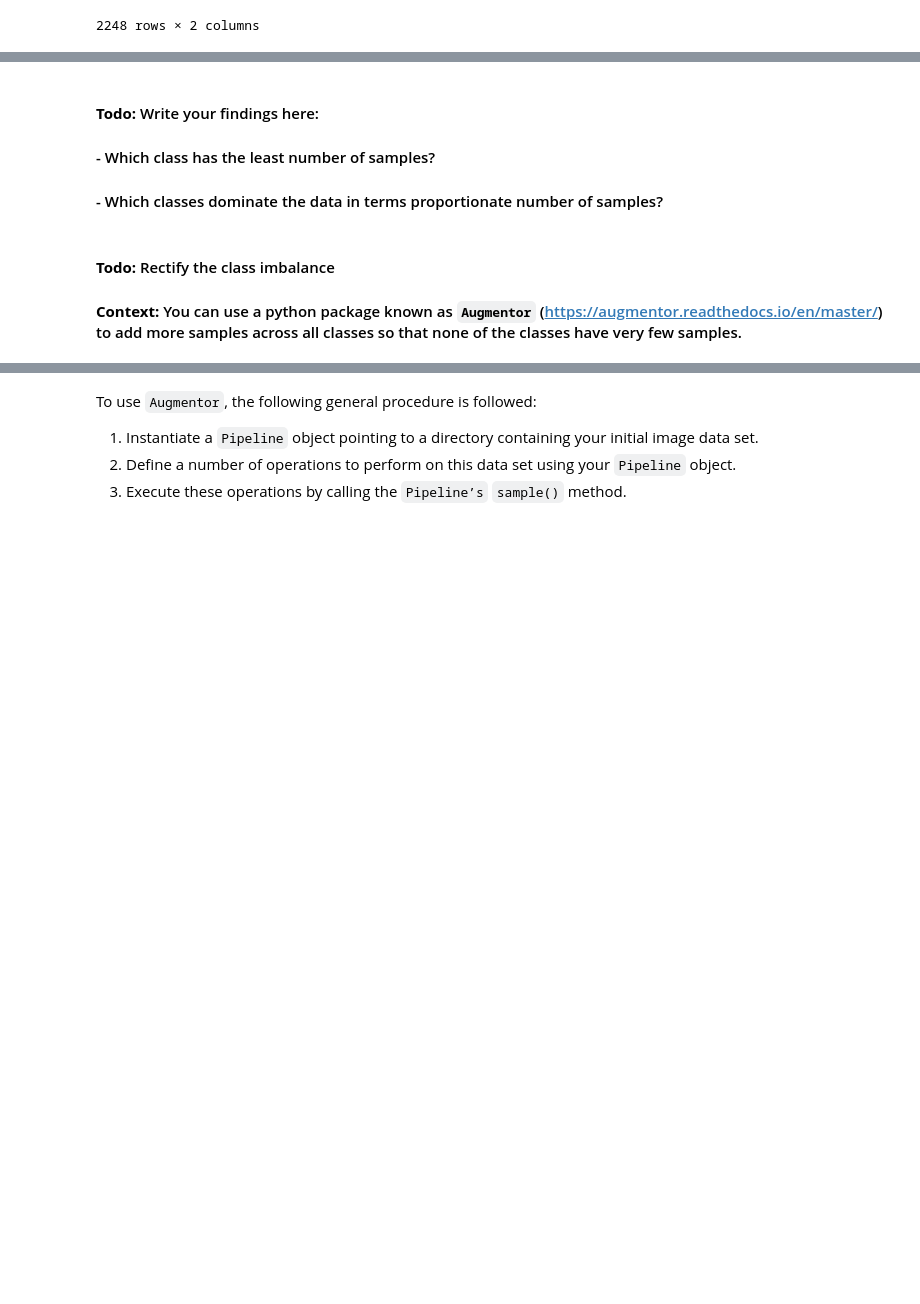
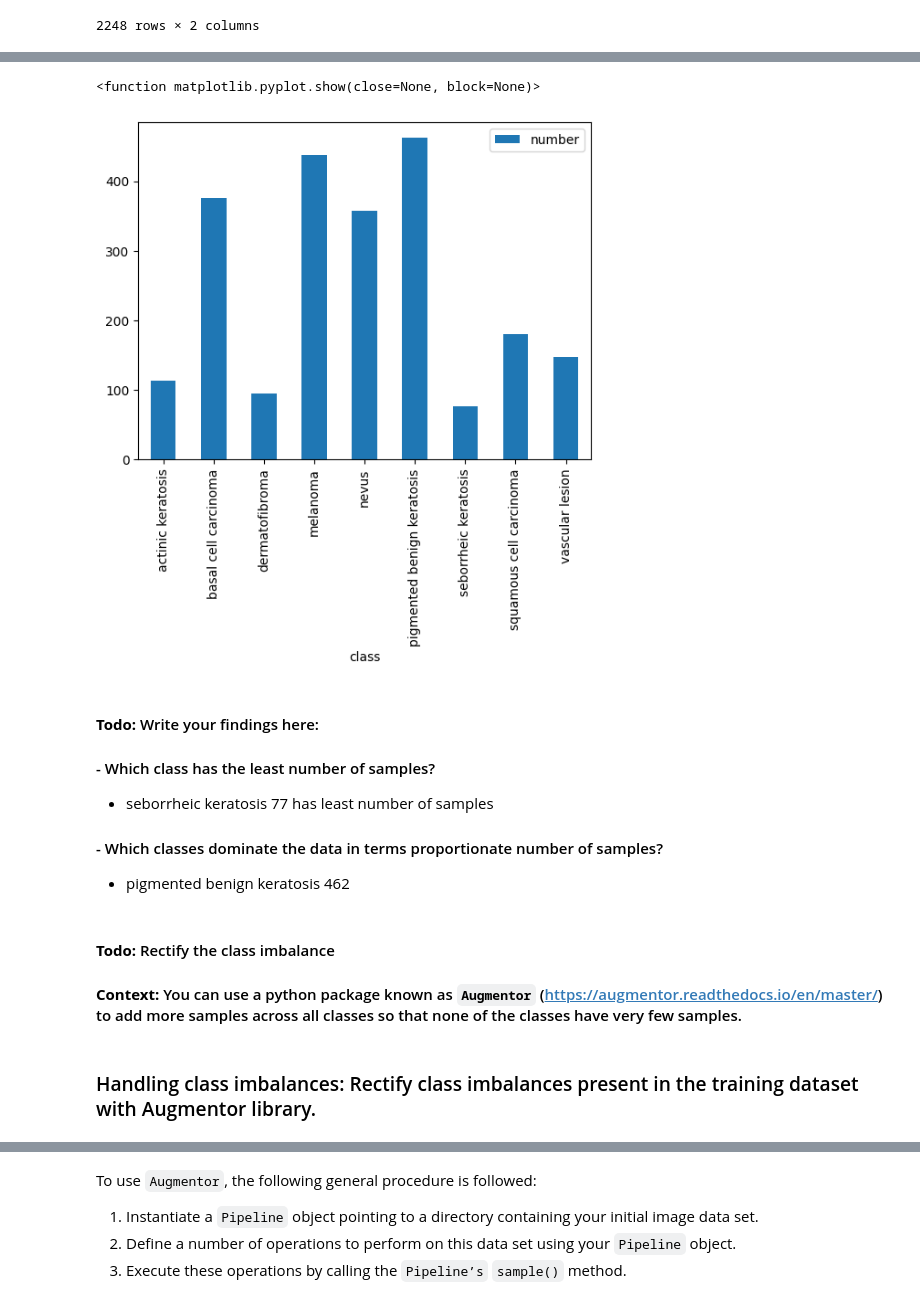
Before and after one commit to Mahalakshmi-Totad/Melanoma-Detection-Assignment, a Jupyter notebook: MahalakshmiTotad.ipynb, the cells around one changed output, grey strips where cells are left out. Saved outputs shown, nothing was run; the diff lists cells and outputs as text; code cells hidden in the pictures; blank space fills up the shorter version.

```diff
--- a/MahalakshmiTotad.ipynb
+++ b/MahalakshmiTotad.ipynb
@@ -101,14 +103,3 @@ for images, labels in train_ds.take(1):
 # %% [output]
 32
 32
-# %%
-import matplotlib.pyplot as plt
-### your code goes here, you can use training or validation data to visualize
-
-plt.figure(figsize=(10, 10))
-for images, labels in train_ds.take(1):
-  print(len(images))
-  print(len(labels))
-  plt.imshow(images[10].numpy().astype("uint8"))
-  plt.title(class_names[labels[10]])
-  plt.axis("off")
@@ -446,0 +409,9 @@ Class=5, n=462 (20.552%)
+# %%
+# images in each classes
+class_diff=pd.DataFrame()
+for i in range(len(class_names)):
+  name= class_names[i]
+  number = len(list(data_dir_train.glob(f'{class_names[i]}/*.jpg')))
+  class_diff=class_diff.append({'class':name,'number':number},ignore_index=True)
+
+class_diff
@@ -447,10 +429,21 @@ Class=5, n=462 (20.552%)
+# %%
+class_diff.plot.bar(x='class',y='number',rot=90)
+plt.show
+# %% [output]
+<function matplotlib.pyplot.show(close=None, block=None)>
+[figure, added]
 # %% [markdown]
 #### **Todo:** Write your findings here:
 #### - Which class has the least number of samples?
+- seborrheic keratosis	77 has least number of samples
+
 #### - Which classes dominate the data in terms proportionate number of samples?
+- pigmented benign keratosis	462
 # %% [markdown]
 #### **Todo:** Rectify the class imbalance
 #### **Context:** You can use a python package known as `Augmentor` (https://augmentor.readthedocs.io/en/master/) to add more samples across all classes so that none of the classes have very few samples.
+# %% [markdown]
+### Handling class imbalances: Rectify class imbalances present in the training dataset with Augmentor library.
 # %%
 !pip install Augmentor
 # %% [output]
```
Also changed, not shown: parts of 59 cells of this notebook.
